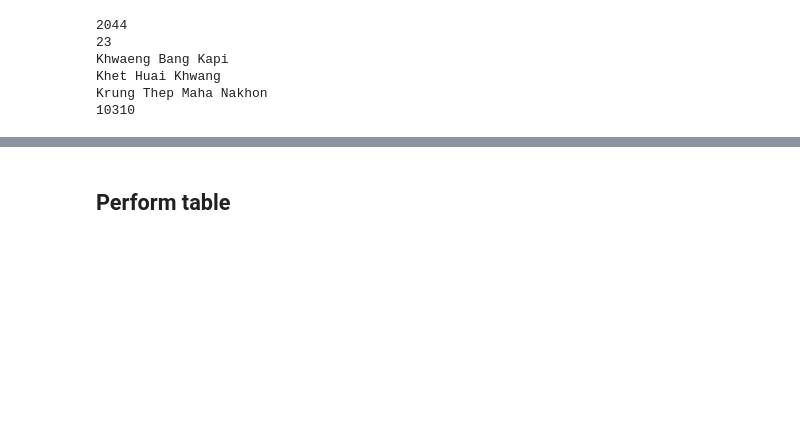
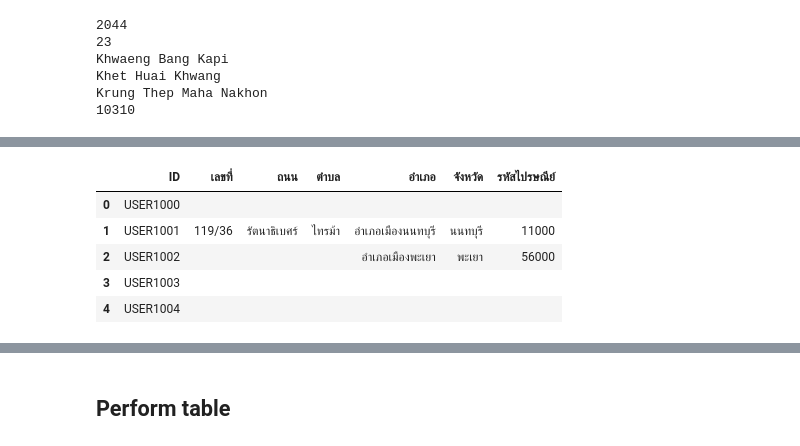
Before and after one commit to thainhf/proj-me-db-data, a Jupyter notebook: Clean_data_addSQL.ipynb, the cells around one changed output, grey strips where cells are left out. Saved outputs shown, nothing was run; the diff lists cells and outputs as text; code cells hidden in the pictures; blank space fills up the shorter version.

```diff
--- a/Clean_data_addSQL.ipynb
+++ b/Clean_data_addSQL.ipynb
@@ -795,0 +891,18 @@ Krung Thep Maha Nakhon
+# %%
+test = member_df[['ID','ที่อยู่']].values.tolist()
+locat = []
+for item in test:
+    locat.append([item[0], findAddress(item[1], subdis_df)])
+
+locat_df = pd.DataFrame(locat, columns=['ID','ที่อยู่'])
+loc = pd.DataFrame(locat_df['ที่อยู่'].tolist(), columns=['เลขที่',"ถนน","ตำบล","อำเภอ","จังหวัด","รหัสไปรษณีย์", 'U'])
+locat_df = pd.concat([locat_df['ID'], loc], axis=1)
+locat_df.drop('U', axis=1, inplace=True)
+locat_df.head()
+# %% [output]
+|  | ID | เลขที่ | ถนน | ตำบล | อำเภอ | จังหวัด | รหัสไปรษณีย์ |
+| 0 | USER1000 |  |  |  |  |  |  |
+| 1 | USER1001 | 119/36 | รัตนาธิเบศร์ | ไทรม้า | อำเภอเมืองนนทบุรี | นนทบุรี | 11000 |
+| 2 | USER1002 |  |  |  | อำเภอเมืองพะเยา | พะเยา | 56000 |
+| 3 | USER1003 |  |  |  |  |  |  |
+| 4 | USER1004 |  |  |  |  |  |  |
```
Also changed, not shown: parts of 41 cells of this notebook, 1 other file.
